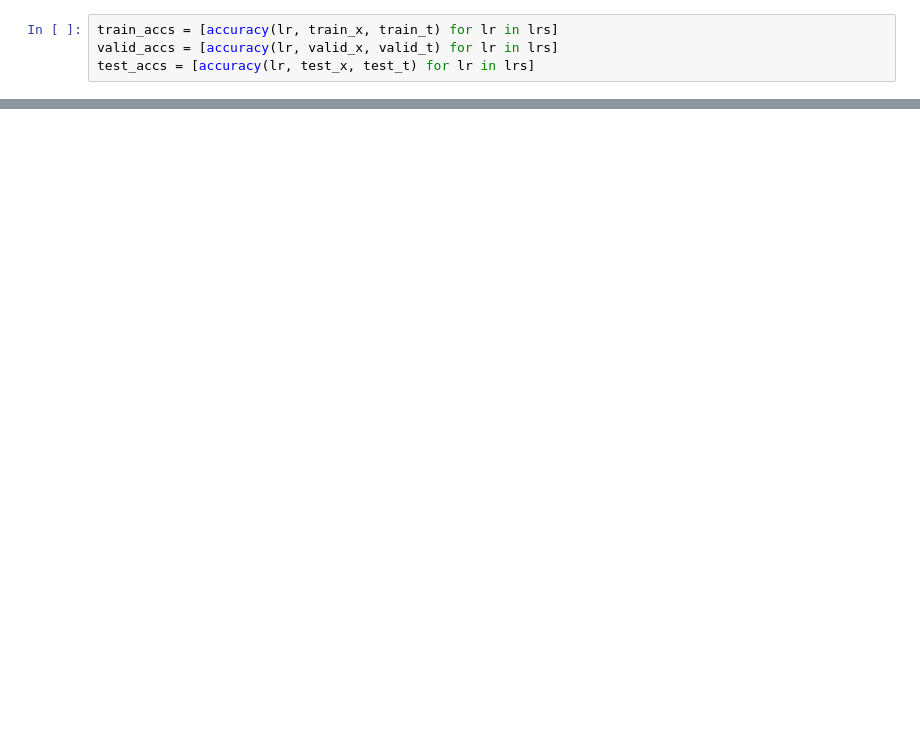
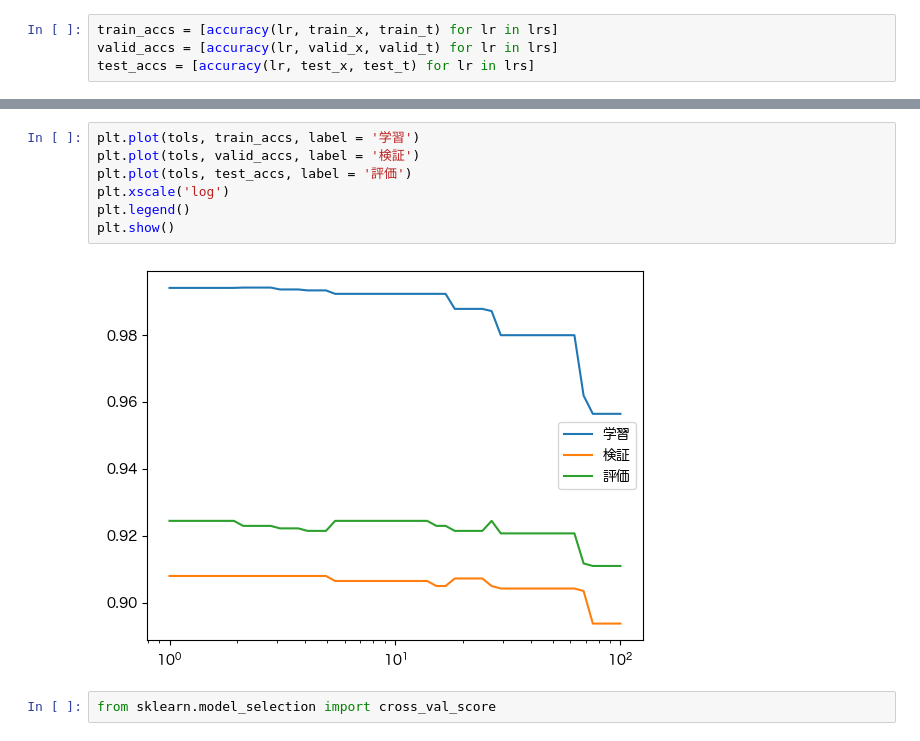
Before and after one commit to SJSY126/NLP100, a Jupyter notebook: Chapter6.ipynb, the cells around one changed output, grey strips where cells are left out. Saved outputs shown, nothing was run; the diff lists cells and outputs as text; blank space fills up the shorter version.

```diff
--- a/Chapter6.ipynb
+++ b/Chapter6.ipynb
@@ -491,0 +504,11 @@ plt.show()
+# %%
+plt.plot(tols, train_accs, label = '学習')
+plt.plot(tols, valid_accs, label = '検証')
+plt.plot(tols, test_accs, label = '評価')
+plt.xscale('log')
+plt.legend()
+plt.show()
+# %% [output]
+[figure, added]
+# %%
+from sklearn.model_selection import cross_val_score
```
Also changed, not shown: parts of 20 cells of this notebook, 1 other file.
